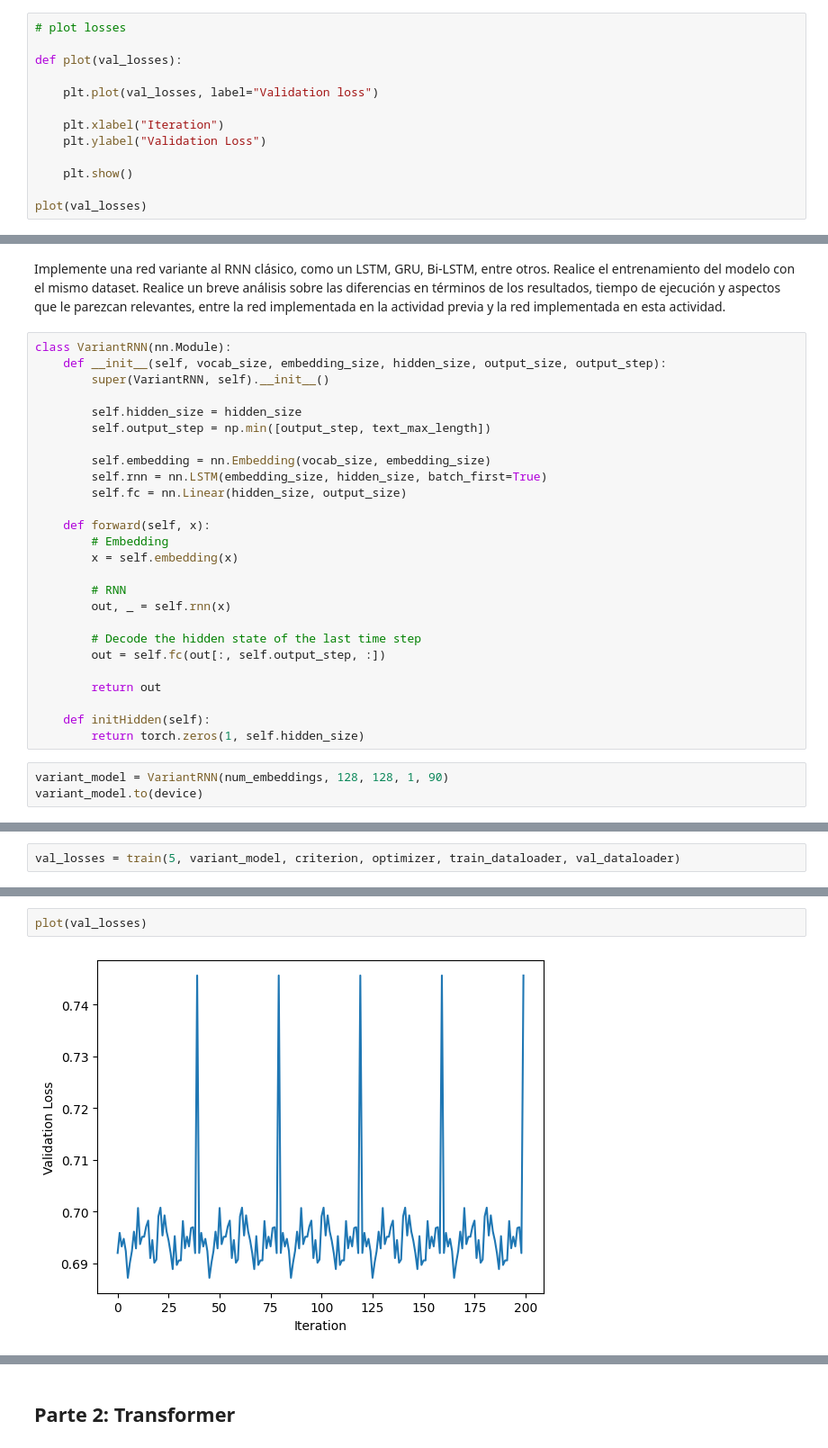
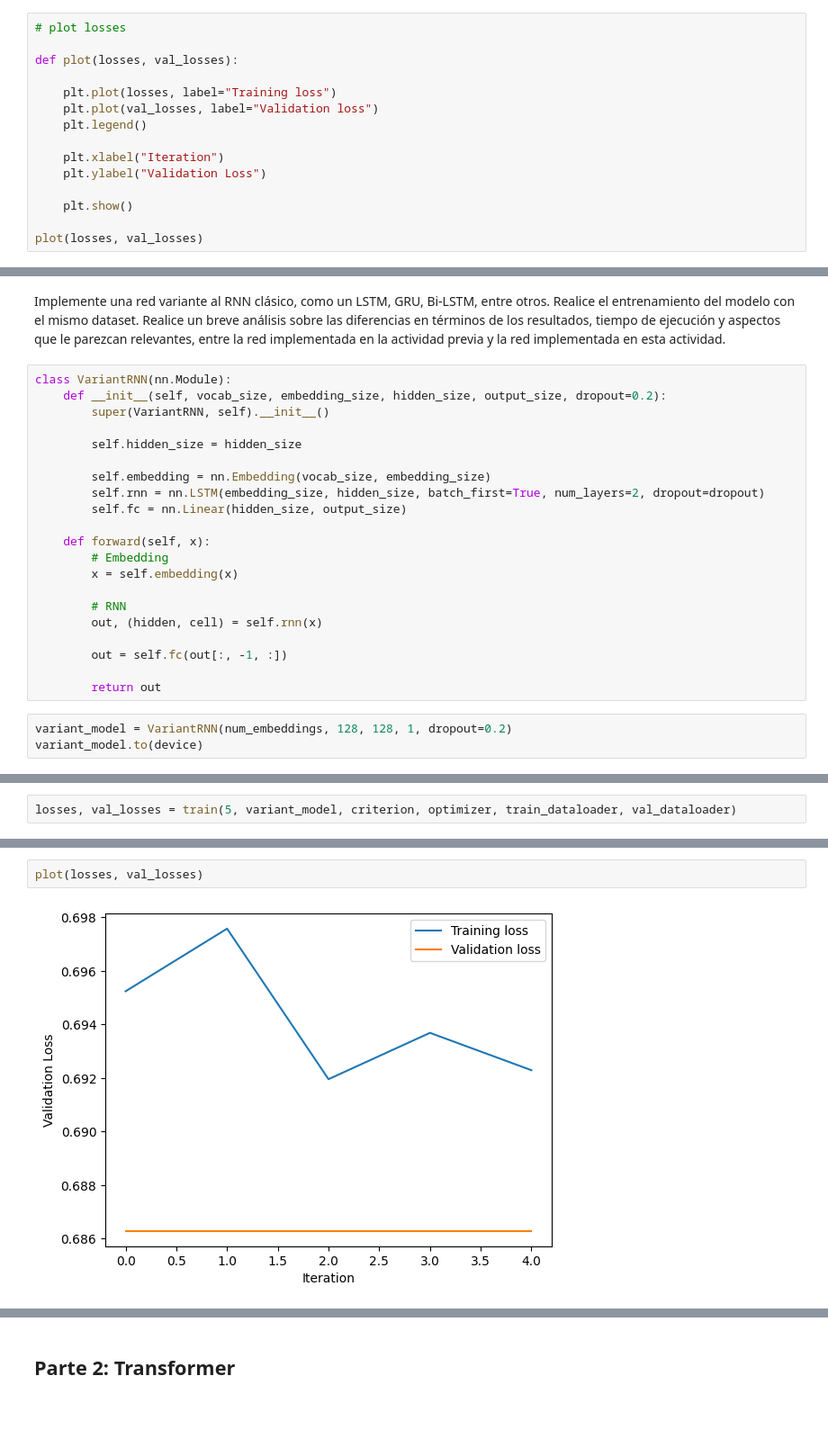
Before and after one commit to BrunoFarfan/DeepLearning, a Jupyter notebook: T2/T2_BrunoFarfan.ipynb, the cells around one changed output, grey strips where cells are left out. Shown at 90% size. Saved outputs shown, nothing was run; the diff lists cells and outputs as text; blank space fills up the shorter version.

```diff
--- a/T2/T2_BrunoFarfan.ipynb
+++ b/T2/T2_BrunoFarfan.ipynb
@@ -394,14 +422,16 @@ SimpleRNN(
 # %%
 # plot losses
 
-def plot(val_losses):
+def plot(losses, val_losses):
 
+    plt.plot(losses, label="Training loss")
     plt.plot(val_losses, label="Validation loss")
+    plt.legend()
 
     plt.xlabel("Iteration")
     plt.ylabel("Validation Loss")
 
     plt.show()
 
-plot(val_losses)
+plot(losses, val_losses)
 # %% [output]
@@ -441,14 +471,13 @@ Test accuracy: 63.07%
 Implemente una red variante al RNN clásico, como un LSTM, GRU, Bi-LSTM, entre otros. Realice el entrenamiento del modelo con el mismo dataset. Realice un breve análisis sobre las diferencias en términos de los resultados, tiempo de ejecución y aspectos que le parezcan relevantes, entre la red implementada en la actividad previa y la red implementada en esta actividad.
 # %%
 class VariantRNN(nn.Module):
-    def __init__(self, vocab_size, embedding_size, hidden_size, output_size, output_step):
+    def __init__(self, vocab_size, embedding_size, hidden_size, output_size, dropout=0.2):
         super(VariantRNN, self).__init__()
 
         self.hidden_size = hidden_size
-        self.output_step = np.min([output_step, text_max_length])
 
         self.embedding = nn.Embedding(vocab_size, embedding_size)
-        self.rnn = nn.LSTM(embedding_size, hidden_size, batch_first=True)
+        self.rnn = nn.LSTM(embedding_size, hidden_size, batch_first=True, num_layers=2, dropout=dropout)
         self.fc = nn.Linear(hidden_size, output_size)
 
     def forward(self, x):
@@ -456,17 +485,13 @@ class VariantRNN(nn.Module):
         x = self.embedding(x)
 
         # RNN
-        out, _ = self.rnn(x)
+        out, (hidden, cell) = self.rnn(x)
 
-        # Decode the hidden state of the last time step
-        out = self.fc(out[:, self.output_step, :])
+        out = self.fc(out[:, -1, :])
 
         return out
-
-    def initHidden(self):
-        return torch.zeros(1, self.hidden_size)
 # %%
-variant_model = VariantRNN(num_embeddings, 128, 128, 1, 90)
+variant_model = VariantRNN(num_embeddings, 128, 128, 1, dropout=0.2)
 variant_model.to(device)
 # %% [output]
 VariantRNN(
@@ -475,5 +500,5 @@ VariantRNN(
   (fc): Linear(in_features=128, out_features=1, bias=True)
 )
 # %%
-val_losses = train(5, variant_model, criterion, optimizer, train_dataloader, val_dataloader)
+losses, val_losses = train(5, variant_model, criterion, optimizer, train_dataloader, val_dataloader)
 # %% [output]
@@ -497,8 +527,8 @@ VariantRNN(
   (fc): Linear(in_features=128, out_features=1, bias=True)
 )
 # %%
-plot(val_losses)
+plot(losses, val_losses)
 # %% [output]
-[figure, old version]
+[figure, new version]
 # %%
 test(variant_model, test_dataloader)
```
Also changed, not shown: parts of 23 cells of this notebook, 2 other files.
